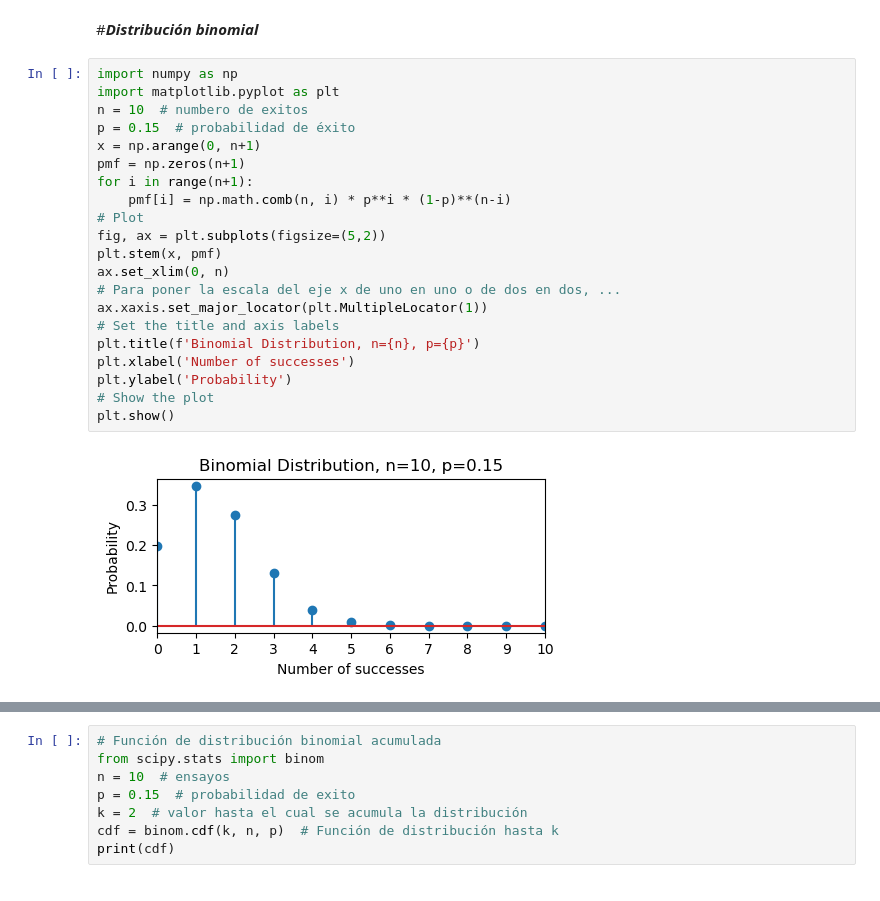
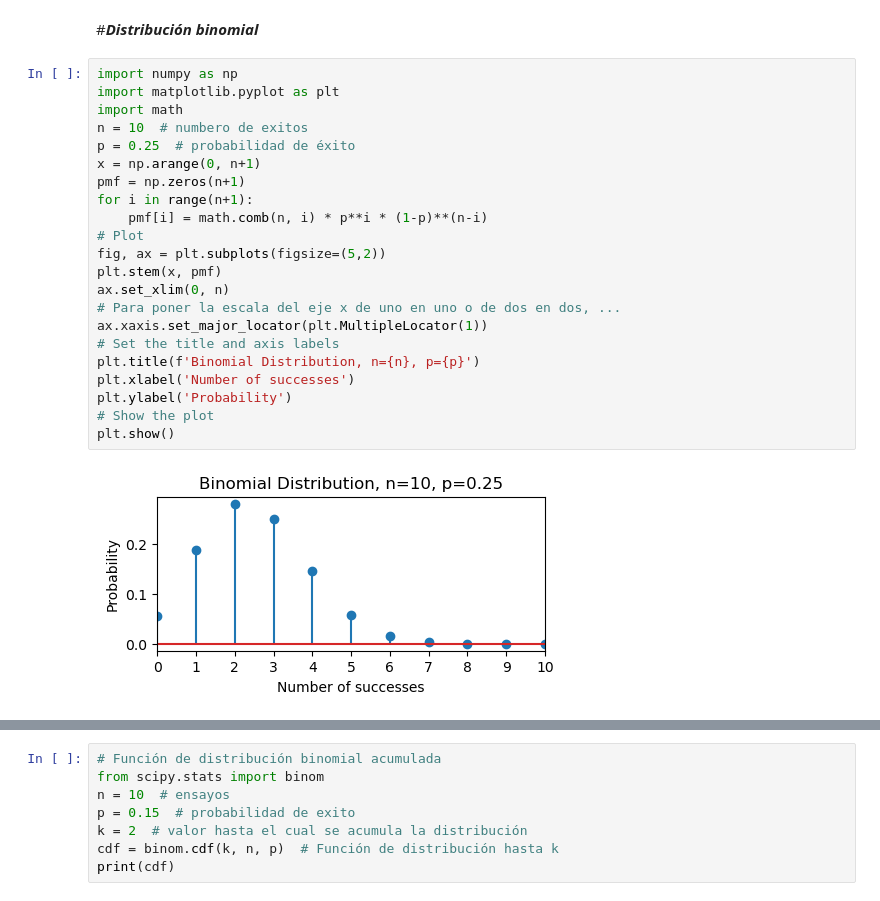
Before and after one commit to TheLudway/ML, a Jupyter notebook: ESTADÍSTICA/ESTADÍSTICA-UTADEO/Probability_Distributions.ipynb, the cells around one changed output, grey strips where cells are left out. Saved outputs shown, nothing was run; the diff lists cells and outputs as text.

Commit message:
Distribuciones de probabilidad

```diff
--- a/ESTADÍSTICA/ESTADÍSTICA-UTADEO/Probability_Distributions.ipynb
+++ b/ESTADÍSTICA/ESTADÍSTICA-UTADEO/Probability_Distributions.ipynb
@@ -6,23 +6,24 @@
 # %%
 import numpy as np
 import matplotlib.pyplot as plt
+import math
 n = 10  # numbero de exitos
-p = 0.15  # probabilidad de éxito
+p = 0.25  # probabilidad de éxito
 x = np.arange(0, n+1)
 pmf = np.zeros(n+1)
 for i in range(n+1):
-    pmf[i] = np.math.comb(n, i) * p**i * (1-p)**(n-i)
+    pmf[i] = math.comb(n, i) * p**i * (1-p)**(n-i)
 # Plot
 fig, ax = plt.subplots(figsize=(5,2))
 plt.stem(x, pmf)
 ax.set_xlim(0, n)
 # Para poner la escala del eje x de uno en uno o de dos en dos, ...
 ax.xaxis.set_major_locator(plt.MultipleLocator(1))
 # Set the title and axis labels
 plt.title(f'Binomial Distribution, n={n}, p={p}')
 plt.xlabel('Number of successes')
 plt.ylabel('Probability')
 # Show the plot
 plt.show()
 # %% [output]
-[figure, old version]
+[figure, new version]
```
Also changed, not shown: parts of 2 cells of this notebook.
